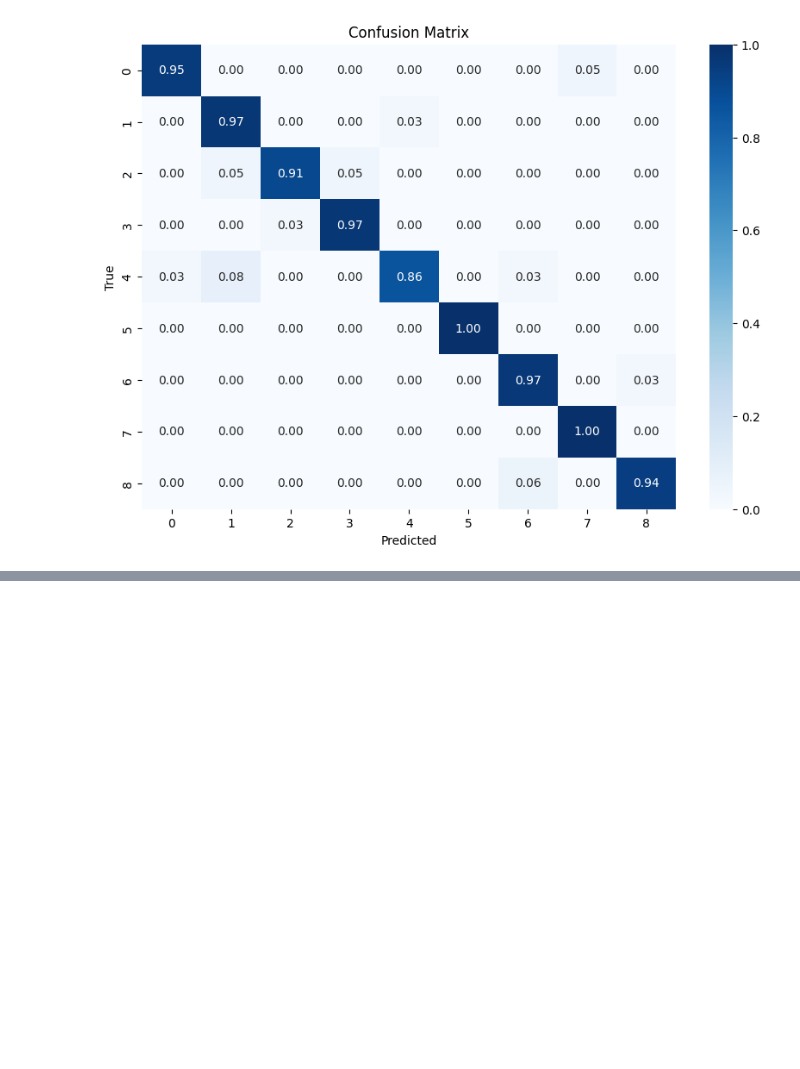
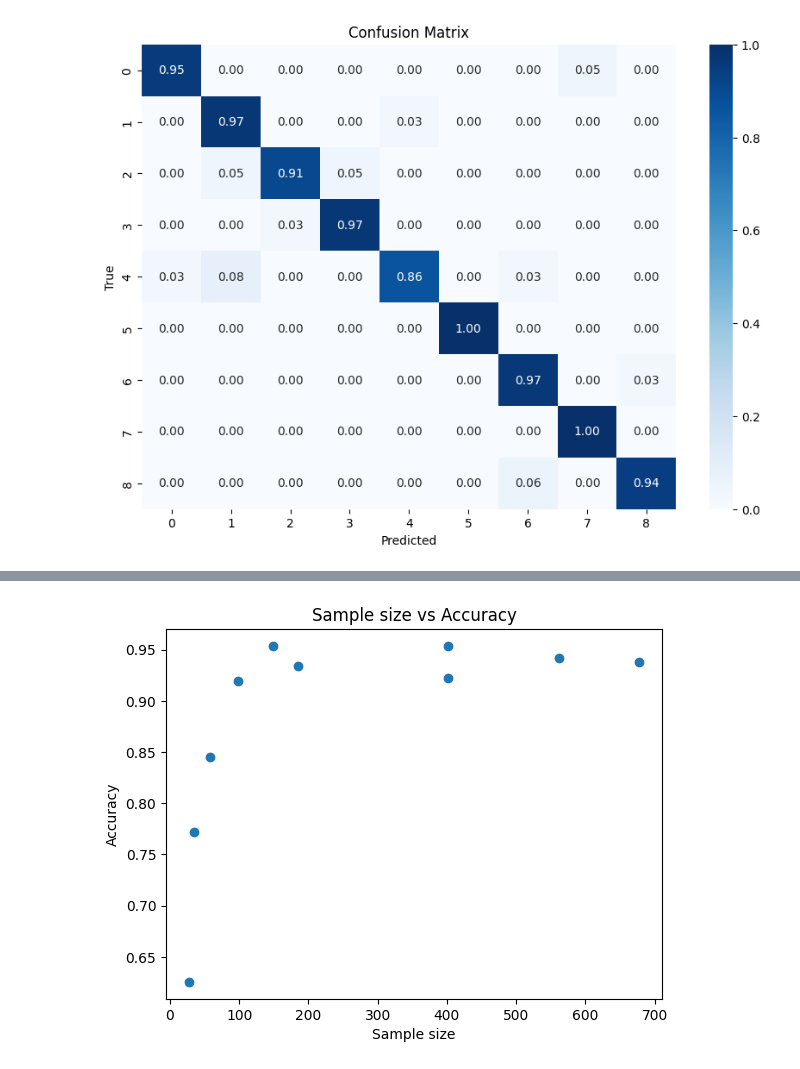
Before and after one commit to jonazhu/ACTIVibrio, a Jupyter notebook: IWAL/iwal.ipynb, the cells around one changed output, grey strips where cells are left out. Drawn from its saved outputs; the diff is of its cells as text; code cells hidden in the pictures; blank space fills up the shorter version.

```diff
--- a/IWAL/iwal.ipynb
+++ b/IWAL/iwal.ipynb
@@ -543,0 +678,13 @@ plt.show()
+# %%
+nums = []
+for i in range(len(selected_all)):
+    nums.append(len(selected_all[i]))
+
+#compare sample number to unseen set accuracy
+plt.scatter(nums, accs)
+plt.xlabel('Sample size')
+plt.ylabel('Accuracy')
+plt.title('Sample size vs Accuracy')
+plt.show()
+# %% [output]
+[figure, added]
```
Also changed, not shown: parts of 12 cells of this notebook, 3 other files.
